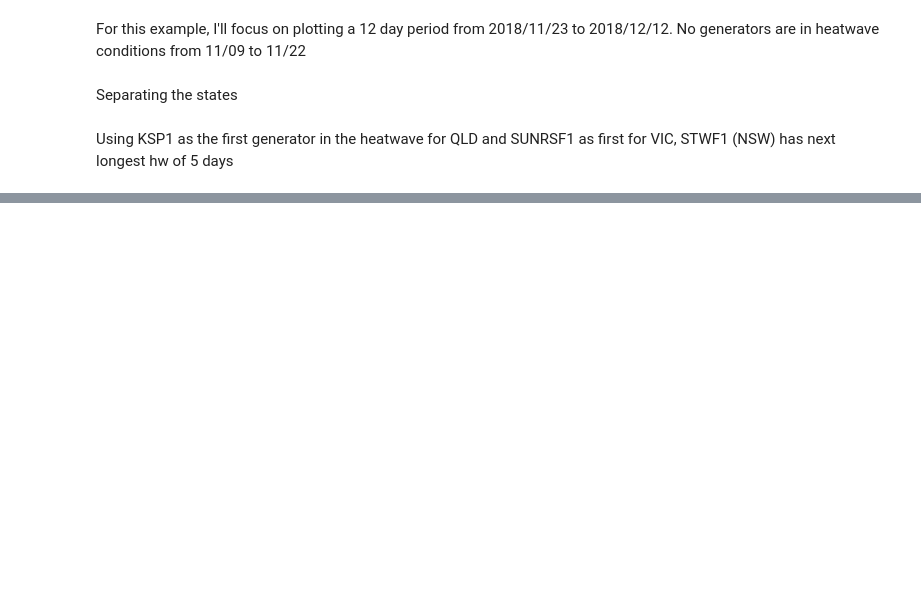
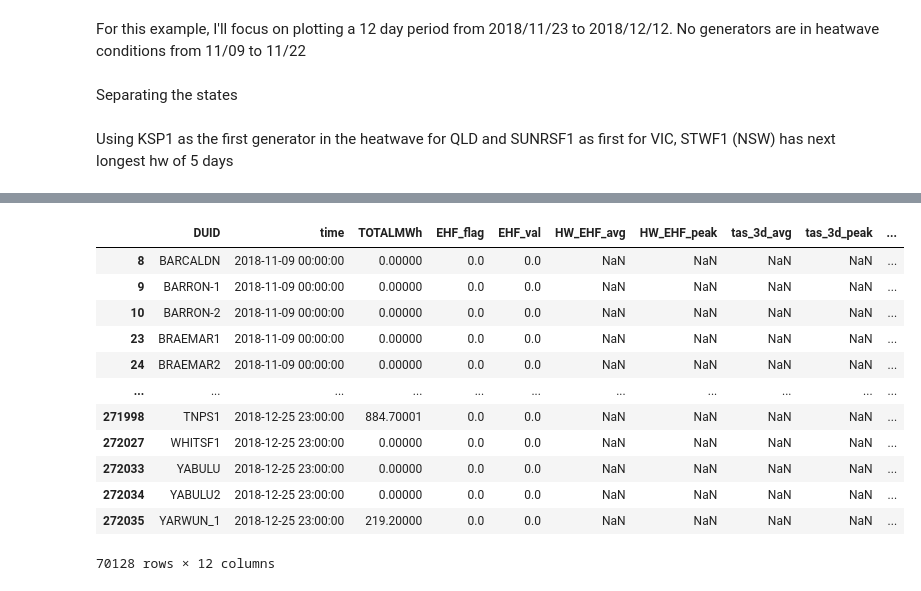
Before and after one commit to salpadorume/NEM_BARRA, a Jupyter notebook: extract_gen_tseries.ipynb, the cells around one changed output, grey strips where cells are left out. Drawn from its saved outputs; the diff is of its cells as text; code cells hidden in the pictures; blank space fills up the shorter version.

Commit message:
plot making

```diff
--- a/extract_gen_tseries.ipynb
+++ b/extract_gen_tseries.ipynb
@@ -22,6 +24,6 @@ No generators are in heatwave conditions from 11/09 to 11/22
 # %%
 hw_tseries = hw_tseries.set_index(['time']).sort_index()
-hw_tseries = hw_tseries.loc['2018-11-09':'2018-12-12']
+hw_tseries = hw_tseries.loc[sdate:edate]
 hw_tseries = hw_tseries.reset_index().set_index(['DUID','time']).sort_index()
 # %% [markdown]
 Separating the states
@@ -68,5 +75,5 @@ def process_group(grp, gen_fpath, hw_tseries, start_date='2018-11-09', end_date=
 # %%
-def process_all(gen_details, gen_fpath, hw_tseries, start_date='2018-11-09', end_date='2018-12-12'):
+def process_all(gen_details, gen_fpath, hw_tseries, start_date=sdate, end_date=edate):
     """
     Process all generator data in gen_details without grouping.
 
@@ -242,12 +353,14 @@ def plot_agg_group(grouped_df, group_col, title='Time Series Plot'):
 # %%
-agg_func = {'TOTALMWh':'sum','EHF_flag':'max'}
+agg_func = {'TOTALMWh':'sum','EHF_flag':'max', 'EHF_val':'max'}
 reg_grp = df.groupby(['region', 'time']).aggregate(agg_func).reset_index()
 fuel_grp = df.groupby(['fuel_source_primary', 'time']).aggregate(agg_func).reset_index()
 
-# reg_grp['normalised'] = df.groupby('region')['TOTALMWh'].transform(
-#                         lambda x: (x - x.min()) / (x.max() - x.min()))
+reg_grp['normalised'] = reg_grp.groupby('region')['TOTALMWh'].transform(
+                        lambda x: (x - x.min()) / (x.max() - x.min()))
+fuel_grp['normalised'] = fuel_grp.groupby('fuel_source_primary')['TOTALMWh'].transform(
+                        lambda x: (x - x.min()) / (x.max() - x.min()))
 
-plot_agg_group(reg_grp, group_col='region', title='Total MWh by Region')
-plot_agg_group(fuel_grp, group_col='fuel_source_primary', title='Total MWh by Fuel Source')
+plot_agg_group(reg_grp, group_col='region', title='Total MWh by Region',highlight=True, highlight_mode='per_group')
+plot_agg_group(fuel_grp, group_col='fuel_source_primary', title='Energy generation by state (MWh)',highlight=True)
 # %% [output]
 [interactive output not drawn]
@@ -254,0 +368,7 @@ KeyError: 'normalised'
+# %%
+state_df = df.groupby('region')
+states = {name: group for name, group in state_df}
+qld_df,nsw_df,vic_df,sa_df,tas_df = states['QLD1'],states['NSW1'],states['VIC1'],states['SA1'],states['TAS1']
+
+qld_df = qld_df.groupby(['fuel_source_primary', 'time']).aggregate(agg_func).reset_index()
+plot_agg_group(qld_df, group_col='fuel_source_primary', title='Energy Generation in Queensland (MWh)', highlight_mode='union', highlight=True)
@@ -254,0 +377,16 @@ KeyError: 'normalised'
+# %%
+qld_df
+# %% [output]
+|  | DUID | time | TOTALMWh | EHF_flag | EHF_val | HW_EHF_avg | HW_EHF_peak | tas_3d_avg | tas_3d_peak | ... |
+| 8 | BARCALDN | 2018-11-09 00:00:00 | 0.00000 | 0.0 | 0.0 | NaN | NaN | NaN | NaN | ... |
+| 9 | BARRON-1 | 2018-11-09 00:00:00 | 0.00000 | 0.0 | 0.0 | NaN | NaN | NaN | NaN | ... |
+| 10 | BARRON-2 | 2018-11-09 00:00:00 | 0.00000 | 0.0 | 0.0 | NaN | NaN | NaN | NaN | ... |
+| 23 | BRAEMAR1 | 2018-11-09 00:00:00 | 0.00000 | 0.0 | 0.0 | NaN | NaN | NaN | NaN | ... |
+| 24 | BRAEMAR2 | 2018-11-09 00:00:00 | 0.00000 | 0.0 | 0.0 | NaN | NaN | NaN | NaN | ... |
+| ... | ... | ... | ... | ... | ... | ... | ... | ... | ... | ... |
+| 271998 | TNPS1 | 2018-12-25 23:00:00 | 884.70001 | 0.0 | 0.0 | NaN | NaN | NaN | NaN | ... |
+| 272027 | WHITSF1 | 2018-12-25 23:00:00 | 0.00000 | 0.0 | 0.0 | NaN | NaN | NaN | NaN | ... |
+| 272033 | YABULU | 2018-12-25 23:00:00 | 0.00000 | 0.0 | 0.0 | NaN | NaN | NaN | NaN | ... |
+| 272034 | YABULU2 | 2018-12-25 23:00:00 | 0.00000 | 0.0 | 0.0 | NaN | NaN | NaN | NaN | ... |
+| 272035 | YARWUN_1 | 2018-12-25 23:00:00 | 219.20000 | 0.0 | 0.0 | NaN | NaN | NaN | NaN | ... |
+70128 rows × 12 columns
```
Also changed, not shown: parts of 11 cells of this notebook, 2 other files.
